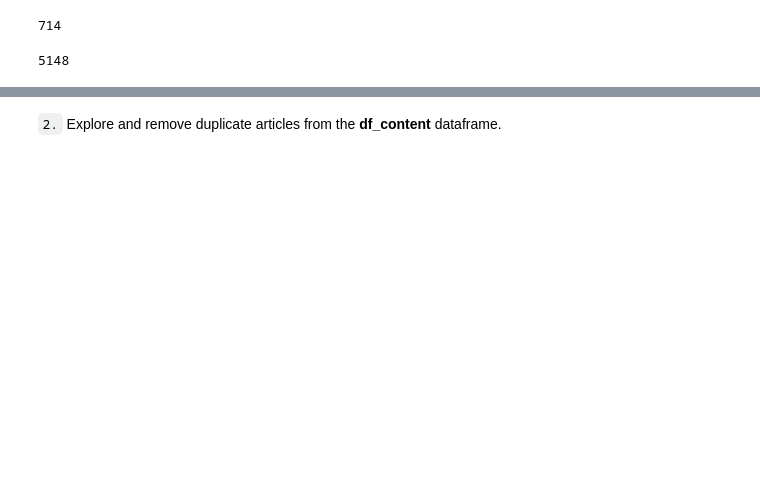
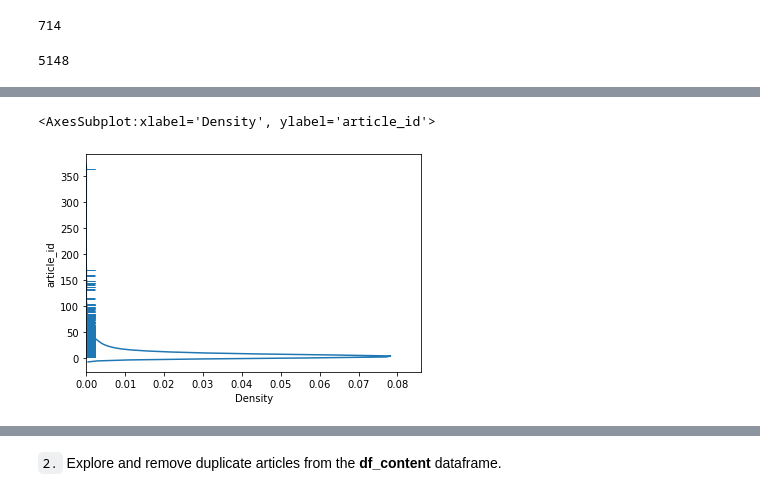
Before and after one commit to rabadzhiyski/recommendationsIBM, a Jupyter notebook: Recommendations_with_IBM.ipynb, the cells around one changed output, grey strips where cells are left out. Drawn from its saved outputs; the diff is of its cells as text; code cells hidden in the pictures; blank space fills up the shorter version.

```diff
--- a/Recommendations_with_IBM.ipynb
+++ b/Recommendations_with_IBM.ipynb
@@ -156,0 +145,5 @@ Name: article_id, Length: 5148, dtype: float64
+# %%
+sns.distplot(user_interact, rug=True, hist=False, vertical=True)
+# %% [output]
+<AxesSubplot:xlabel='Density', ylabel='article_id'>
+[figure, added]
```
Also changed, not shown: parts of 32 cells of this notebook.
